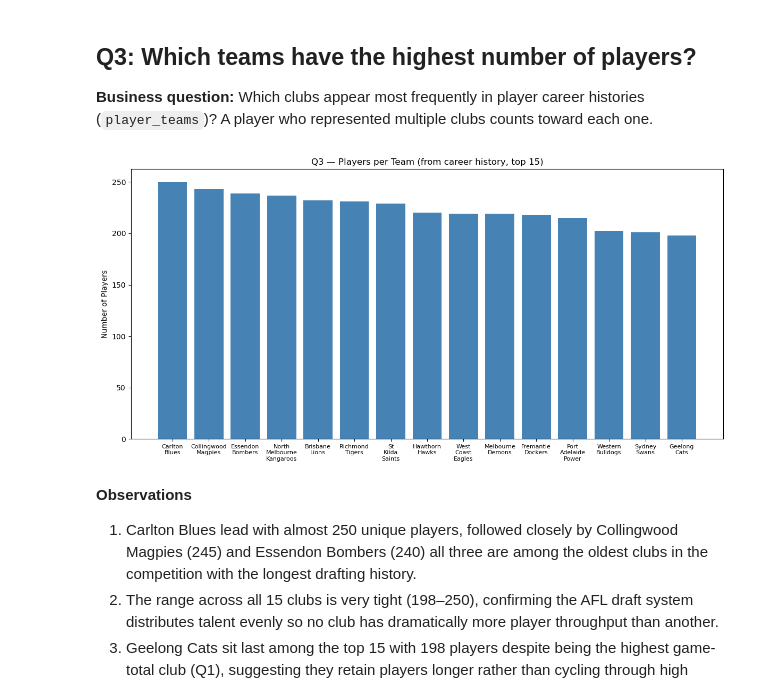
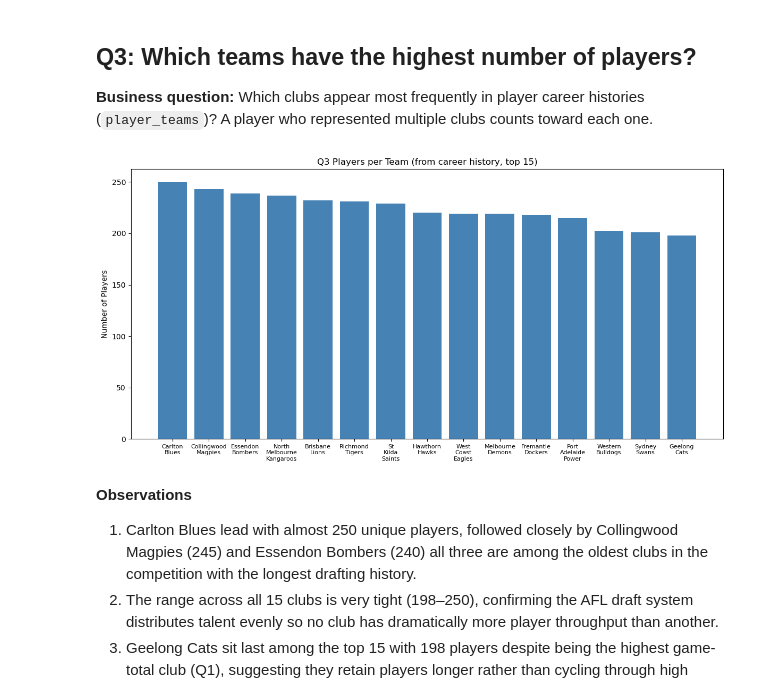
Before and after one commit to Dev-Squad-2-0/rania-shoaib, a Jupyter notebook: Week-1/Day-7/EDA_AFL.ipynb, the cells around one changed output. Drawn from its saved outputs; the diff is of its cells as text; code cells hidden in the pictures.

```diff
--- a/Week-1/Day-7/EDA_AFL.ipynb
+++ b/Week-1/Day-7/EDA_AFL.ipynb
@@ -85,29 +85,29 @@ Name: last_age, dtype: float64
 # %%
 def parse_teams(s):
     if pd.isna(s):
         return []
     return [t.strip() for t in str(s).strip("{}").split(",") if t.strip()]
 
 player_unique = df[["player_id", "player_teams"]].drop_duplicates("player_id")
 
 counts = {}
 for s in player_unique["player_teams"]:
     for t in parse_teams(s):
         counts[t] = counts.get(t, 0) + 1
 
 team_counts = pd.Series(counts).sort_values(ascending=False).head(15)
 
 fig, ax = plt.subplots(figsize=(12, 6))
 ax.bar(range(len(team_counts)), team_counts.values, color="steelblue")
 ax.set_xticks(range(len(team_counts)))
 ax.set_xticklabels([t.replace(" ", "\n") for t in team_counts.index], fontsize=8)
 ax.set_ylabel("Number of Players")
-ax.set_title("Q3 — Players per Team (from career history, top 15)")
+ax.set_title("Q3 Players per Team (from career history, top 15)")
 plt.tight_layout()
 plt.savefig("charts/Q3_players_per_team.png", dpi=150)
 plt.show()
 # %% [output]
-[figure, old version]
+[figure, new version]
 # %% [markdown]
 **Observations**
 
```
Also changed, not shown: parts of 7 cells of this notebook, 7 other files.
